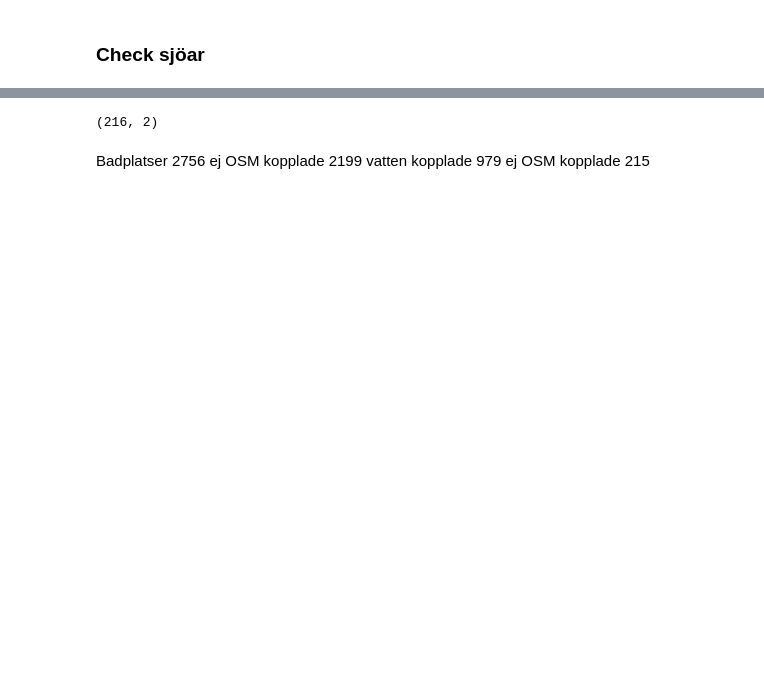
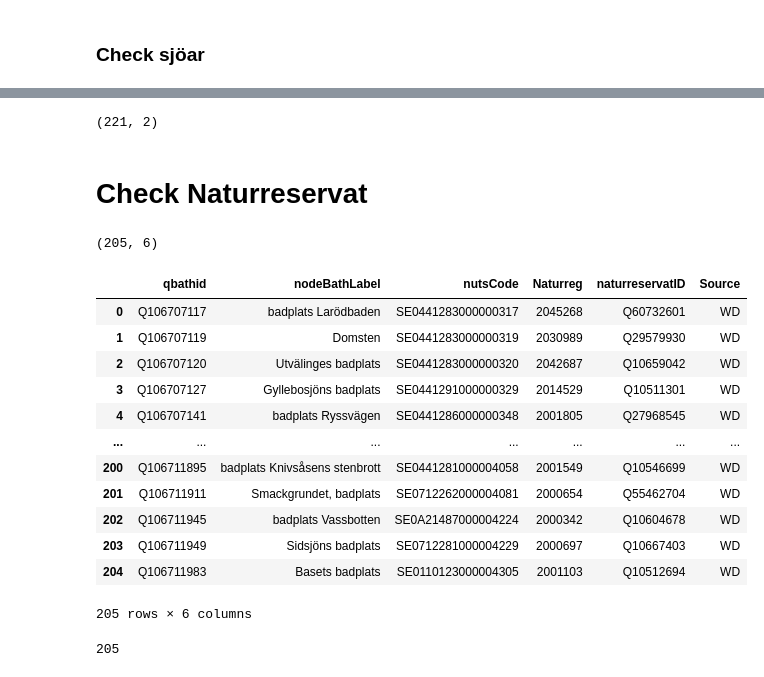
Before and after one commit to salgo60/Svenskabadplatser, a Jupyter notebook: Jupyter/OSM_Wikidata_Bathwater.ipynb, the cells around one changed output, grey strips where cells are left out. Drawn from its saved outputs; the diff is of its cells as text; code cells hidden in the pictures; blank space fills up the shorter version.

```diff
--- a/Jupyter/OSM_Wikidata_Bathwater.ipynb
+++ b/Jupyter/OSM_Wikidata_Bathwater.ipynb
@@ -254,4 +256,5 @@ OSMSeatot
 # %%
-OSMSeatot[(OSMSeatot['osmid']=="")].shape
+OSMSeaEmpty=OSMSeatot[(OSMSeatot['osmid']=="")]
+OSMSeaEmpty.shape
 # %% [output]
-(216, 2)
+(221, 2)
@@ -260,3 +261,58 @@ OSMSeaEmpty =OSMSeatot[(OSMSeatot['osmid']=="")]
-# %% [markdown]
-Badplatser 2756 ej OSM kopplade 2199
-vatten kopplade 979 ej OSM kopplade 215
+# %% [markdown]
+# Check Naturreservat
+# %%
+# https://w.wiki/3N6L
+queryNature = """SELECT (REPLACE(STR(?nodeBath), ".*Q", "Q") AS ?qbathid) ?nodeBathLabel ?nutsCode ?Naturreg
+(REPLACE(STR(?naturreservat), ".*Q", "Q") AS ?naturreservatID)  WHERE {
+  ?nodeBath wdt:P6104 wd:Q106774536.
+  OPTIONAL {?nodeBath wdt:P605 ?nutsCode }
+  ?nodeBath wdt:P276 ?naturreservat.
+  ?naturreservat wdt:P3613 ?Naturreg. # --> reservat
+  SERVICE wikibase:label { bd:serviceParam wikibase:language "sv,en". }
+}
+"""
+WDNature = get_sparql_dataframe(endpoint_url, queryNature)
+WDNature["Source"] = "WD"
+WDNature.shape
+# %% [output]
+(205, 6)
+# %%
+WDNature
+# %% [output]
+|  | qbathid | nodeBathLabel | nutsCode | Naturreg | naturreservatID | Source |
+| 0 | Q106707117 | badplats Larödbaden | SE0441283000000317 | 2045268 | Q60732601 | WD |
+| 1 | Q106707119 | Domsten | SE0441283000000319 | 2030989 | Q29579930 | WD |
+| 2 | Q106707120 | Utvälinges badplats | SE0441283000000320 | 2042687 | Q10659042 | WD |
+| 3 | Q106707127 | Gyllebosjöns badplats | SE0441291000000329 | 2014529 | Q10511301 | WD |
+| 4 | Q106707141 | badplats Ryssvägen | SE0441286000000348 | 2001805 | Q27968545 | WD |
+| ... | ... | ... | ... | ... | ... | ... |
+| 200 | Q106711895 | badplats Knivsåsens stenbrott | SE0441281000004058 | 2001549 | Q10546699 | WD |
+| 201 | Q106711911 | Smackgrundet, badplats | SE0712262000004081 | 2000654 | Q55462704 | WD |
+| 202 | Q106711945 | badplats Vassbotten | SE0A21487000004224 | 2000342 | Q10604678 | WD |
+| 203 | Q106711949 | Sidsjöns badplats | SE0712281000004229 | 2000697 | Q10667403 | WD |
+| 204 | Q106711983 | Basets badplats | SE0110123000004305 | 2001103 | Q10512694 | WD |
+205 rows × 6 columns
+# %%
+listNature = []
+for WD, row in tqdm(WDNature.iterrows(), total=WDNature.shape[0]):
+    #print(row["naturreservatID"] )
+    url = "https://osm.wikidata.link/tagged/api/item/" + row["naturreservatID"]
+
+    new_item = dict()
+    new_item['wikidata'] = row["naturreservatID"]
+    r = http.request('GET', url)
+    data = json.loads(r.data.decode('utf-8'))
+    try:
+        #print ("ID: ", data["osm"][0]["id"])
+        osmid = data["osm"][0]["id"]
+
+    except:
+        #print ("error")
+        osmid =""
+    new_item['osmid'] = osmid
+    listNature.append(new_item)
+print (len(listNature))
+OSMNature = pd.DataFrame(listNature,
+                  columns=['wikidata','osmid'])
+# %% [output]
+205
```
Also changed, not shown: parts of 13 cells of this notebook, 2 other files.
